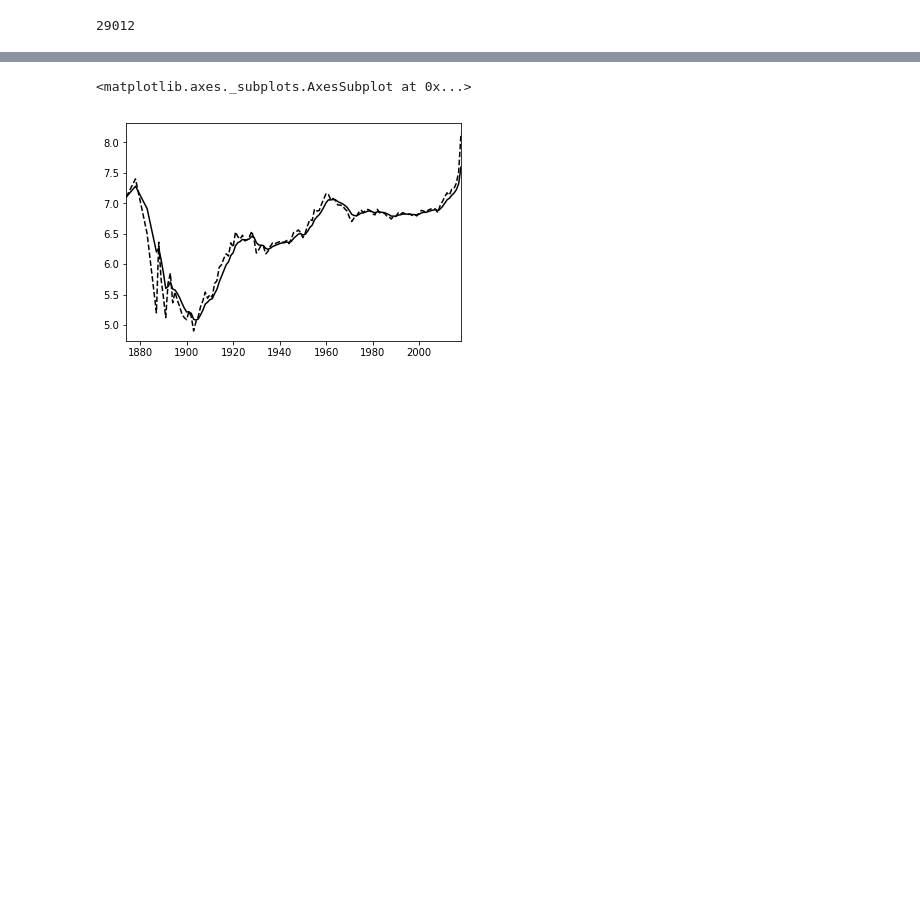
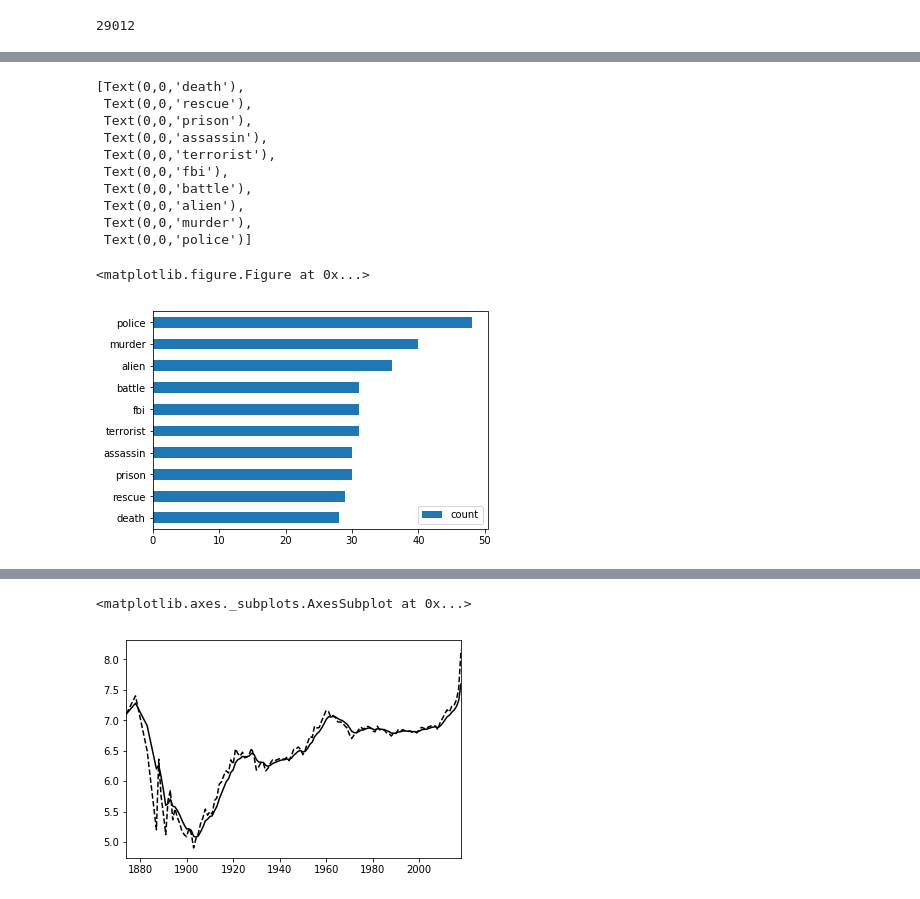
Before and after one commit to c4wrd/data-science-project, a Jupyter notebook: sandbox-cory.ipynb, the cells around one changed output, grey strips where cells are left out. Saved outputs shown, nothing was run; the diff lists cells and outputs as text; code cells hidden in the pictures; blank space fills up the shorter version.

```diff
--- a/sandbox-cory.ipynb
+++ b/sandbox-cory.ipynb
@@ -79,0 +60,4 @@ get_class_probabilities("nudity")
+# %%
+top_10_list = {}
+for genre in keyword_total.keys():
+    top_10_list[genre] = top_10(keyword_total[genre])
@@ -79,0 +84,22 @@ get_class_probabilities("nudity")
+# %%
+import matplotlib.pyplot as plt
+
+plt.figure()
+action = top_10_list['action']
+df = pd.DataFrame(action, columns=["keyword", "count"])
+df = df[::-1]
+ax = df.plot(yticks=df.index, kind="barh")
+ax.set_yticklabels(df.keyword)
+# %% [output]
+[Text(0,0,'death'),
+ Text(0,0,'rescue'),
+ Text(0,0,'prison'),
+ Text(0,0,'assassin'),
+ Text(0,0,'terrorist'),
+ Text(0,0,'fbi'),
+ Text(0,0,'battle'),
+ Text(0,0,'alien'),
+ Text(0,0,'murder'),
+ Text(0,0,'police')]
+<matplotlib.figure.Figure at 0x...>
+[figure, added]
```
Also changed, not shown: parts of 3 cells of this notebook, 1 other file.
